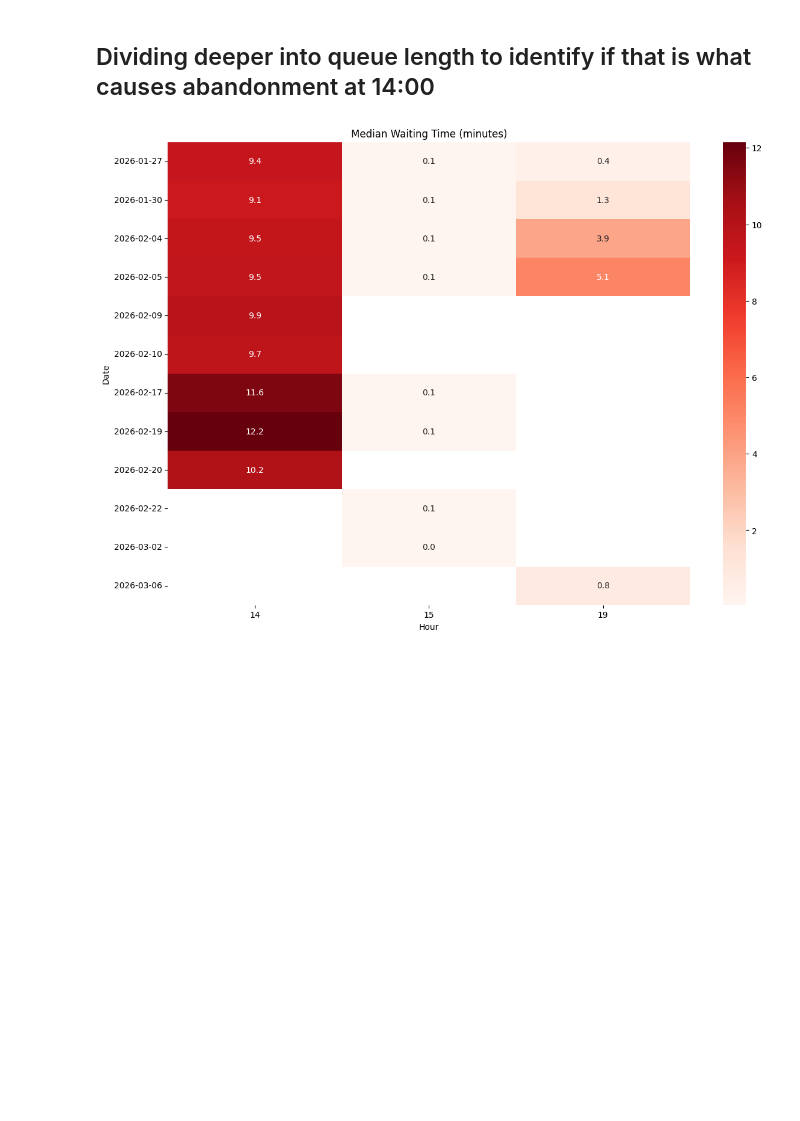
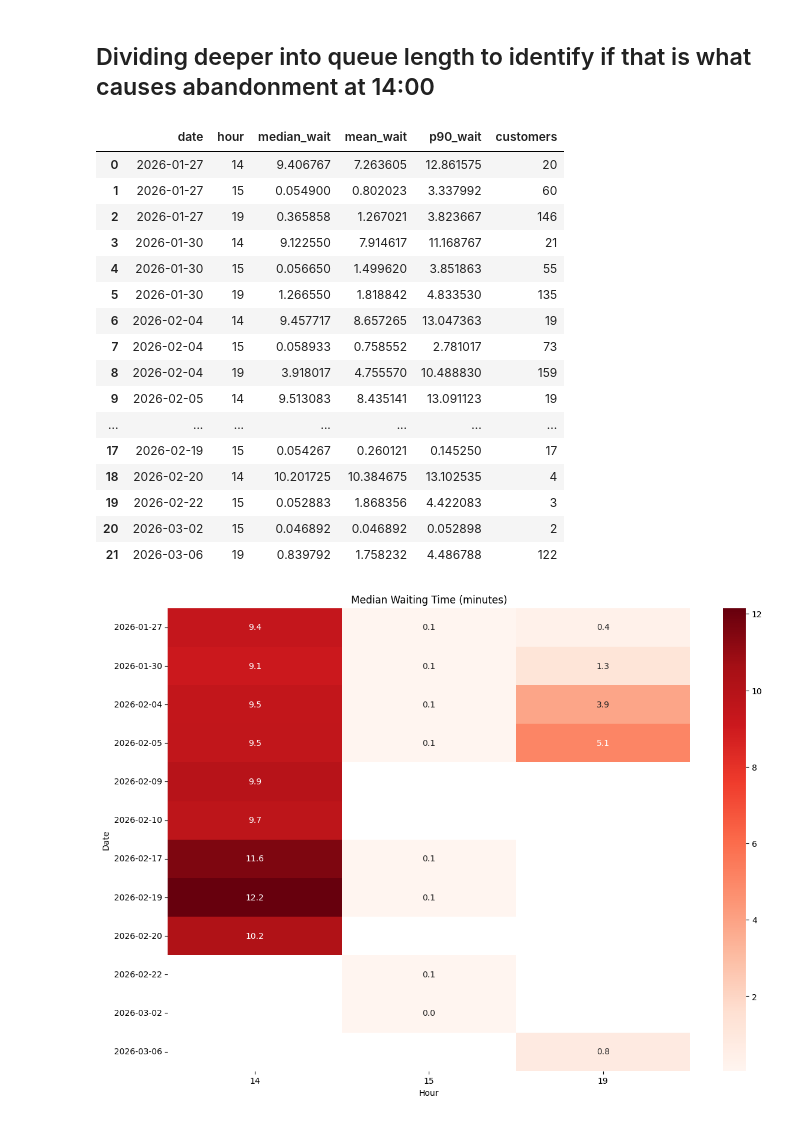
Before and after one commit to gaurisharma360/Process-Intelligence-in-Action, a Jupyter notebook: Gauri/intro_xes_combined- Copy.ipynb, the cells around one changed output. Saved outputs shown, nothing was run; the diff lists cells and outputs as text; code cells hidden in the pictures; blank space fills up the shorter version.

```diff
--- a/Gauri/intro_xes_combined- Copy.ipynb
+++ b/Gauri/intro_xes_combined- Copy.ipynb
@@ -3842,3 +3813,23 @@ wait_heat = (
 
 )
+# %%
+wait_summary.head(40)
+# %% [output]
+|  | date | hour | median_wait | mean_wait | p90_wait | customers |
+| 0 | 2026-01-27 | 14 | 9.406767 | 7.263605 | 12.861575 | 20 |
+| 1 | 2026-01-27 | 15 | 0.054900 | 0.802023 | 3.337992 | 60 |
+| 2 | 2026-01-27 | 19 | 0.365858 | 1.267021 | 3.823667 | 146 |
+| 3 | 2026-01-30 | 14 | 9.122550 | 7.914617 | 11.168767 | 21 |
+| 4 | 2026-01-30 | 15 | 0.056650 | 1.499620 | 3.851863 | 55 |
+| 5 | 2026-01-30 | 19 | 1.266550 | 1.818842 | 4.833530 | 135 |
+| 6 | 2026-02-04 | 14 | 9.457717 | 8.657265 | 13.047363 | 19 |
+| 7 | 2026-02-04 | 15 | 0.058933 | 0.758552 | 2.781017 | 73 |
+| 8 | 2026-02-04 | 19 | 3.918017 | 4.755570 | 10.488830 | 159 |
+| 9 | 2026-02-05 | 14 | 9.513083 | 8.435141 | 13.091123 | 19 |
+| ... | ... | ... | ... | ... | ... | ... |
+| 17 | 2026-02-19 | 15 | 0.054267 | 0.260121 | 0.145250 | 17 |
+| 18 | 2026-02-20 | 14 | 10.201725 | 10.384675 | 13.102535 | 4 |
+| 19 | 2026-02-22 | 15 | 0.052883 | 1.868356 | 4.422083 | 3 |
+| 20 | 2026-03-02 | 15 | 0.046892 | 0.046892 | 0.052898 | 2 |
+| 21 | 2026-03-06 | 19 | 0.839792 | 1.758232 | 4.486788 | 122 |
 # %%
```
Also changed, not shown: parts of 11 cells of this notebook.
